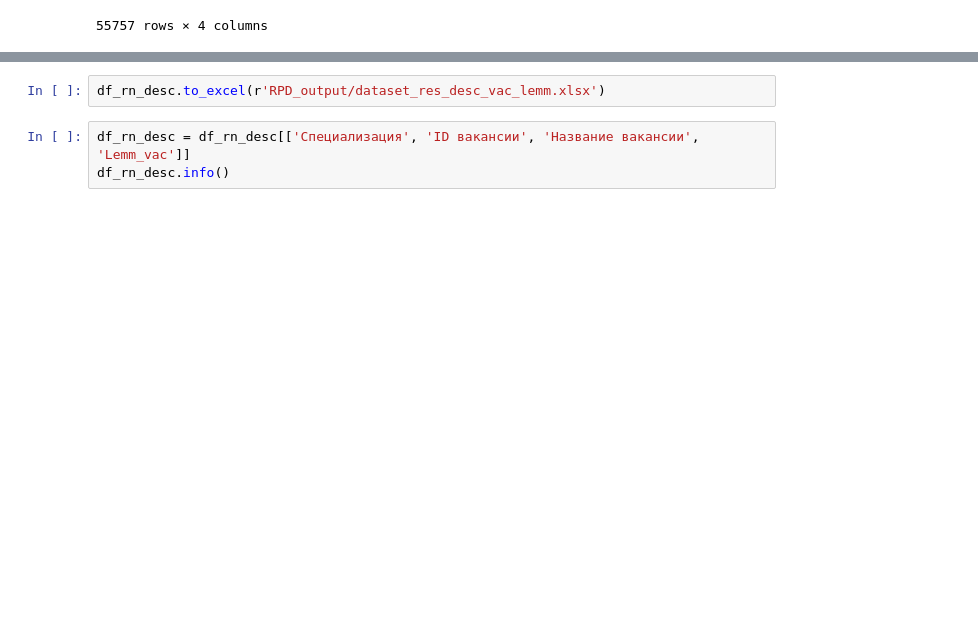
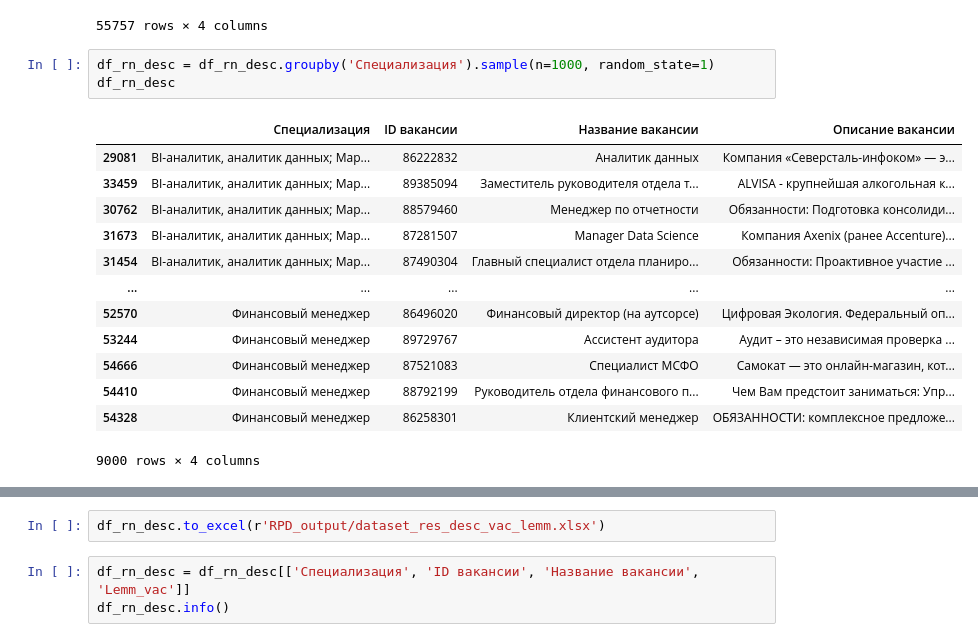
Before and after one commit to dwrkin/nlp_competence, a Jupyter notebook: NLP.ipynb, the cells around one changed output, grey strips where cells are left out. Saved outputs shown, nothing was run; the diff lists cells and outputs as text; blank space fills up the shorter version.

```diff
--- a/NLP.ipynb
+++ b/NLP.ipynb
@@ -306,6 +307,23 @@ df_rn_desc
 | 55755 | Финансовый менеджер | 90073940 | Специалист/Финансовый консультант... | ФИНАНСОВЫЙ КОНСУЛЬТАНТ Хочешь всё... |
 | 55756 | Финансовый менеджер | 90095272 | Финансовый менеджер | В Холдинговую компанию требуется ... |
 55757 rows × 4 columns
+# %%
+df_rn_desc = df_rn_desc.groupby('Специализация').sample(n=1000, random_state=1)
+df_rn_desc
+# %% [output]
+|  | Специализация | ID вакансии | Название вакансии | Описание вакансии |
+| 29081 | BI-аналитик, аналитик данных; Мар... | 86222832 | Аналитик данных | Компания «Северсталь-инфоком» — э... |
+| 33459 | BI-аналитик, аналитик данных; Мар... | 89385094 | Заместитель руководителя отдела т... | ALVISA - крупнейшая алкогольная к... |
+| 30762 | BI-аналитик, аналитик данных; Мар... | 88579460 | Менеджер по отчетности | Обязанности: Подготовка консолиди... |
+| 31673 | BI-аналитик, аналитик данных; Мар... | 87281507 | Manager Data Science | Компания Axenix (ранее Accenture)... |
+| 31454 | BI-аналитик, аналитик данных; Мар... | 87490304 | Главный специалист отдела планиро... | Обязанности: Проактивное участие ... |
+| ... | ... | ... | ... | ... |
+| 52570 | Финансовый менеджер | 86496020 | Финансовый директор (на аутсорсе) | Цифровая Экология. Федеральный оп... |
+| 53244 | Финансовый менеджер | 89729767 | Ассистент аудитора | Аудит – это независимая проверка ... |
+| 54666 | Финансовый менеджер | 87521083 | Специалист МСФО | Самокат — это онлайн-магазин, кот... |
+| 54410 | Финансовый менеджер | 88792199 | Руководитель отдела финансового п... | Чем Вам предстоит заниматься: Упр... |
+| 54328 | Финансовый менеджер | 86258301 | Клиентский менеджер | ОБЯЗАННОСТИ: комплексное предложе... |
+9000 rows × 4 columns
 # %%
 df_rn_desc['Lemm_vac'] = df_rn_desc['Описание вакансии'].apply(Doc_func)
 df_rn_desc
```
Also changed, not shown: parts of 8 cells of this notebook, 8 other files.
